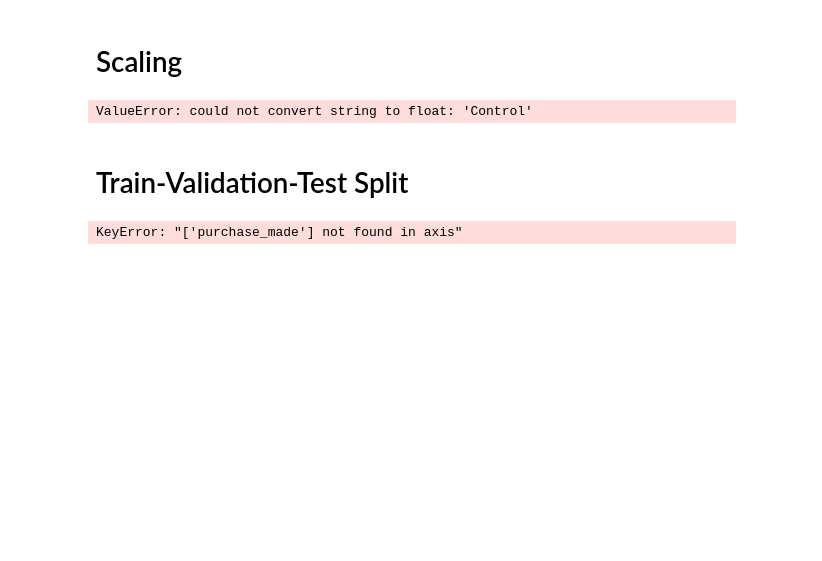
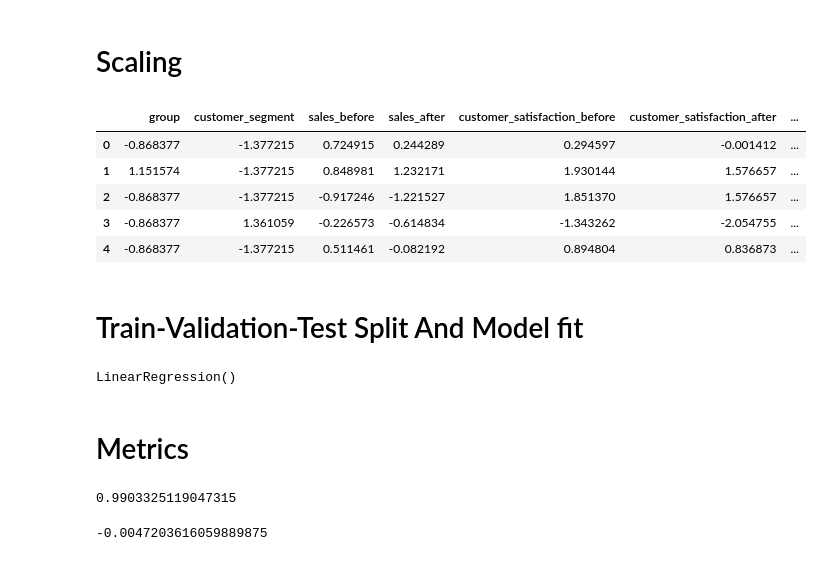
Before and after one commit to jackhuntersys/AI_ML_course, a Jupyter notebook: 2-oy/1dars(Klib&Tabulate)/2-1vazifa.ipynb, the cells around one changed output. Drawn from its saved outputs; the diff is of its cells as text; code cells hidden in the pictures; blank space fills up the shorter version.

```diff
--- a/2-oy/1dars(Klib&Tabulate)/2-1vazifa.ipynb
+++ b/2-oy/1dars(Klib&Tabulate)/2-1vazifa.ipynb
@@ -151,16 +150,29 @@ memory usage: 703.3 KB
 # Scaling
 # %%
 from sklearn.preprocessing import StandardScaler
-df_klib = StandardScaler().fit_transform(df_klib)
+
 # df_klib = pd.DataFrame(df_klib)
+df_klib = pd.DataFrame(StandardScaler().fit_transform(df_klib), columns=df_klib.columns)
+df_klib.head()
 # %% [output]
-ValueError: could not convert string to float: 'Control'
+|  | group | customer_segment | sales_before | sales_after | customer_satisfaction_before | customer_satisfaction_after | ... |
+| 0 | -0.868377 | -1.377215 | 0.724915 | 0.244289 | 0.294597 | -0.001412 | ... |
+| 1 | 1.151574 | -1.377215 | 0.848981 | 1.232171 | 1.930144 | 1.576657 | ... |
+| 2 | -0.868377 | -1.377215 | -0.917246 | -1.221527 | 1.851370 | 1.576657 | ... |
+| 3 | -0.868377 | 1.361059 | -0.226573 | -0.614834 | -1.343262 | -2.054755 | ... |
+| 4 | -0.868377 | -1.377215 | 0.511461 | -0.082192 | 0.894804 | 0.836873 | ... |
 # %% [markdown]
-# Train-Validation-Test Split
+# Train-Validation-Test Split   And Model fit
-# %%
-from sklearn.model_selection import train_test_split
-x = df_klib.drop(columns=['purchase_made'])
-y = df_klib['purchase_made']
-y.info()
-# %% [output]
-KeyError: "['purchase_made'] not found in axis"
+# %%
+from sklearn.model_selection import train_test_split
+from sklearn.linear_model import LinearRegression
+x_klib = df_klib.drop(columns=['purchase_made'])
+y_klib = df_klib['purchase_made']
+x_train_klib, x_temp_klib, y_train_klib, y_temp_klib = train_test_split(x_klib, y_klib, test_size=0.2, random_state=42)
+x_val_klib, x_test_klib, y_val_klib, y_test_klib = train_test_split(x_temp_klib, y_temp_klib, test_size=0.5, random_state=42)
+linear_model = LinearRegression()
+linear_model.fit(x_train_klib,y_train_klib)
+# %% [output]
+LinearRegression()
+# %% [markdown]
+# Metrics
@@ -166,0 +184,8 @@ KeyError: "['purchase_made'] not found in axis"
+# %%
+mse
+# %% [output]
+0.9903325119047315
+# %%
+r2
+# %% [output]
+-0.0047203616059889875
```
Also changed, not shown: parts of 10 cells of this notebook.
